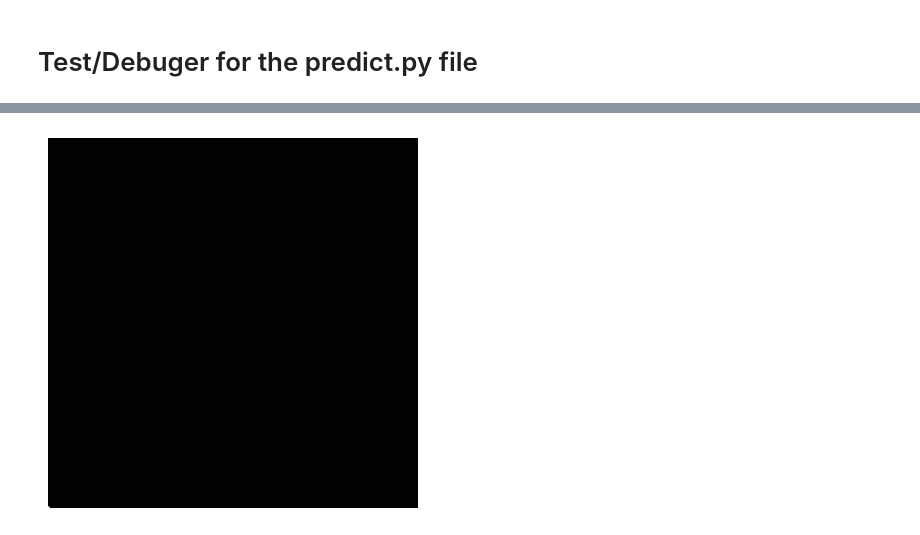
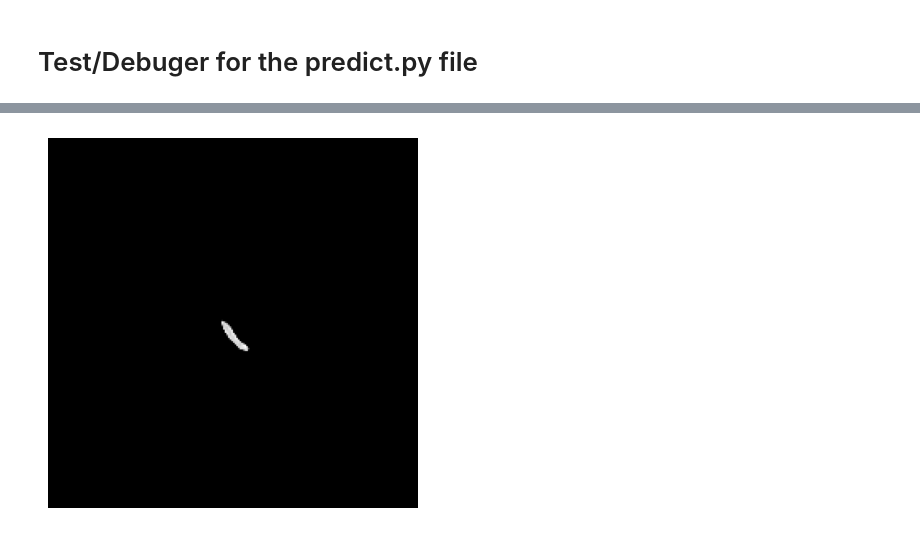
Before and after one commit to alexandradigiacomo/sharkbody_seg, a Jupyter notebook: notebooks/test_prediction.ipynb, the cells around one changed output, grey strips where cells are left out. Cells and saved outputs as stored; diff of their text form; code cells hidden in the pictures.

```diff
--- a/notebooks/test_prediction.ipynb
+++ b/notebooks/test_prediction.ipynb
@@ -68,14 +110,4 @@ model.eval()  # Set the model to evaluation mode
 # %%
-# Padding function - think about resizing (224, 224)
-def pad_to_divisible(image, divisor=32):
-    width, height = image.size # extract current dims of image
-    pad_width = (divisor - width % divisor) % divisor
-    pad_height = (divisor - height % divisor) % divisor
-    padding = (0, 0, pad_width, pad_height)  # Right and bottom padding
-    padded_image = Image.new('RGB', (width + pad_width, height + pad_height))
-    padded_image.paste(image, (0, 0))  # Paste original image on top-left corner
-    return padded_image
-
 # Function to get the annotation for an image by its ID
 def get_annotation_by_image_id(image_id):
     return image_annotations.get(image_id, None)
@@ -83,8 +115,7 @@ def get_annotation_by_image_id(image_id):
 # Function to predict based on an image (DEBUGGING HERE)
 def predict(image_path, transform, model, device):
     image = Image.open(image_path).convert("RGB") # open image
-    #image = pad_to_divisible(image, divisor=32) # pad to div by 32
-    image_tensor = transform(image).unsqueeze(0).to(device)  # apply transformation
+    image_tensor = transform(image).unsqueeze(0).to(device)/255  # apply transformation
 
     # Perform prediction
     with torch.no_grad():
@@ -96,8 +127,8 @@ def predict(image_path, transform, model, device):
     return output, output_mask
 # %%
 # Example usage
-#image_path = '/mnt/class_data/group2/alexandradigiacomo/dataset/images/07252023PANB0201.JPG'
-image_path ='/mnt/class_data/group2/alexandradigiacomo/dataset/images/07202023PANB0201.JPG'
+image_path = '/mnt/class_data/group2/alexandradigiacomo/dataset/images/07252023PANB0201.JPG' # from val
+#image_path ='/mnt/class_data/group2/alexandradigiacomo/dataset/images/07202023PANB0201.JPG' # from train
 
 output, output_mask = predict(image_path, transform, model, device)
 # %%
@@ -123,11 +159,14 @@ array([[0.0000000e+00, 0.0000000e+00, 0.0000000e+00, ..., 0.0000000e+00,
 # %%
 # Example visualization
-output_mask_display = output_mask
+output_display = output.cpu().squeeze().numpy()
+output_mask_display = output
+
+#img_display = img_tensor.numpy().transpose(1, 2, 0) # Convert to (H, W, C)
 # mask plot
 
 plt.imshow(output_display, cmap='gray')  # Use 'gray' colormap for mask
 plt.axis('off')
 
 plt.show()
 # %% [output]
-[figure, old version]
+[figure, new version]
```
Also changed, not shown: parts of 8 cells of this notebook.
